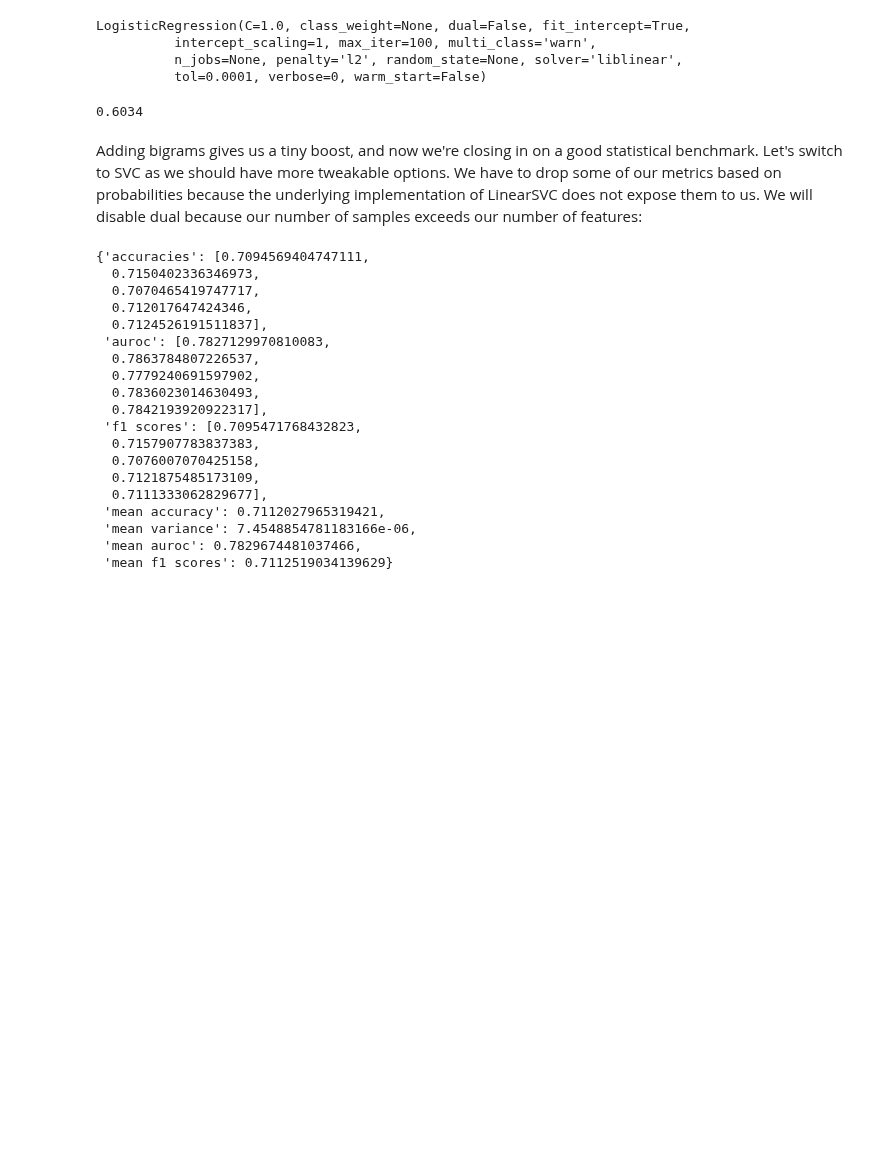
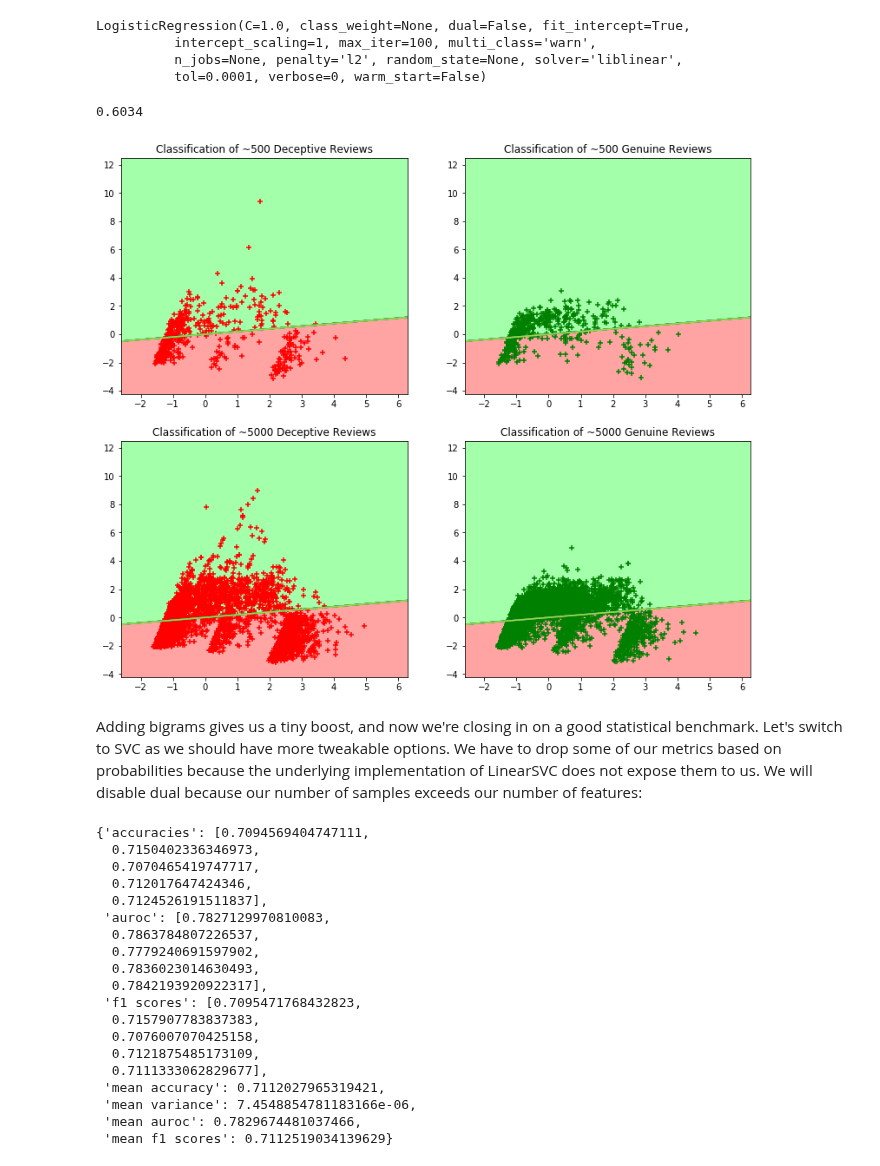
Before and after one commit to CPSSD/LUCAS, a Jupyter notebook: LUCAS/notebooks/yelp/5_svm_ArchitectureEngineering.ipynb, the cells around one changed output. Cells and saved outputs as stored; diff of their text form; code cells hidden in the pictures; blank space fills up the shorter version.

Commit message:
Add  contour graph for Logistic Regression

```diff
--- a/LUCAS/notebooks/yelp/5_svm_ArchitectureEngineering.ipynb
+++ b/LUCAS/notebooks/yelp/5_svm_ArchitectureEngineering.ipynb
@@ -460,6 +460,17 @@ def subplot_classifications(subplot_number, title, colour, data, xx, yy, Z, labe
     plt.contour(xx, yy, Z)
     plt.title(title)
     plt.axis('on')
+# %%
+plt.rcParams['figure.figsize'] = [13, 11]
+indices1000 = random.sample(range(0, data2D.shape[0]), 1000)
+subplot_classifications(1, "Classification of ~500 Deceptive Reviews", "r", data2D, xx, yy, Z, label=1, indices=indices1000)
+subplot_classifications(2, "Classification of ~500 Genuine Reviews", "g", data2D, xx, yy, Z, label=0, indices=indices1000)
+indices10000 = random.sample(range(0, data2D.shape[0]), 10000)
+subplot_classifications(3, "Classification of ~5000 Deceptive Reviews", "r", data2D, xx, yy, Z, label=1, indices=indices10000)
+subplot_classifications(4, "Classification of ~5000 Genuine Reviews", "g", data2D, xx, yy, Z, label=0, indices=indices10000)
+plt.show()
+# %% [output]
+[figure, added]
 # %% [markdown]
 Adding bigrams gives us a tiny boost, and now we're closing in on a good statistical benchmark. Let's switch to SVC as we should have more tweakable options. We have to drop some of our metrics based on probabilities because the underlying implementation of LinearSVC does not expose them to us. We will disable dual because our number of samples exceeds our number of features:
 # %%
```
